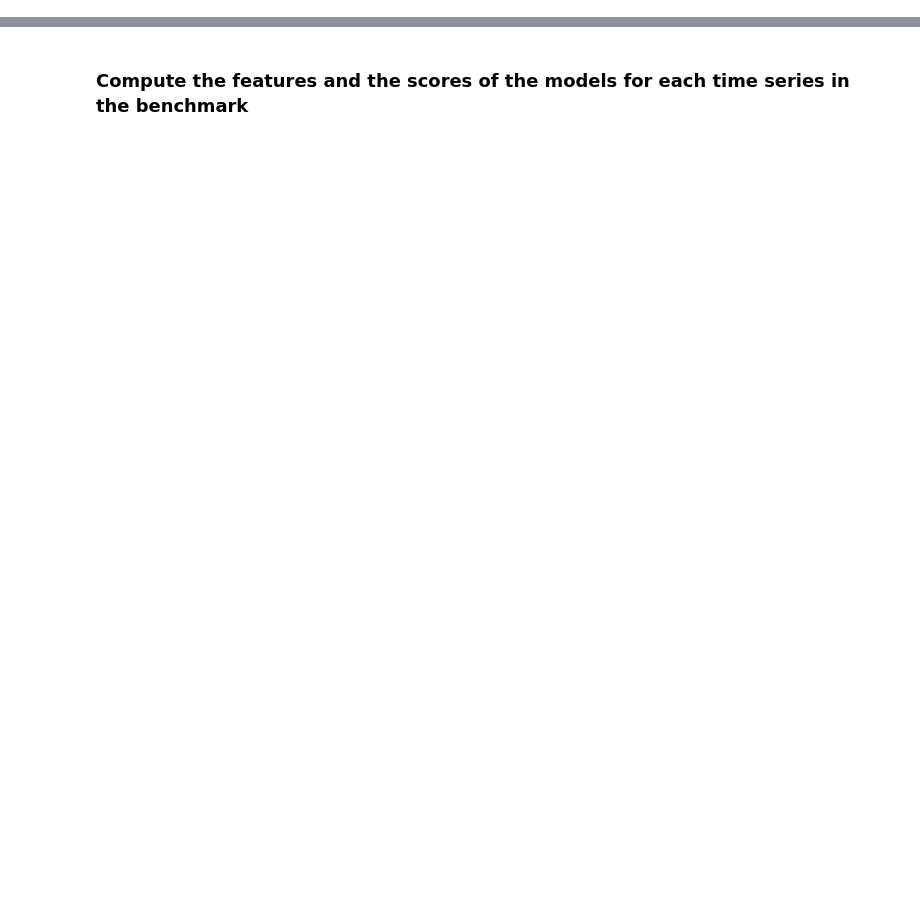
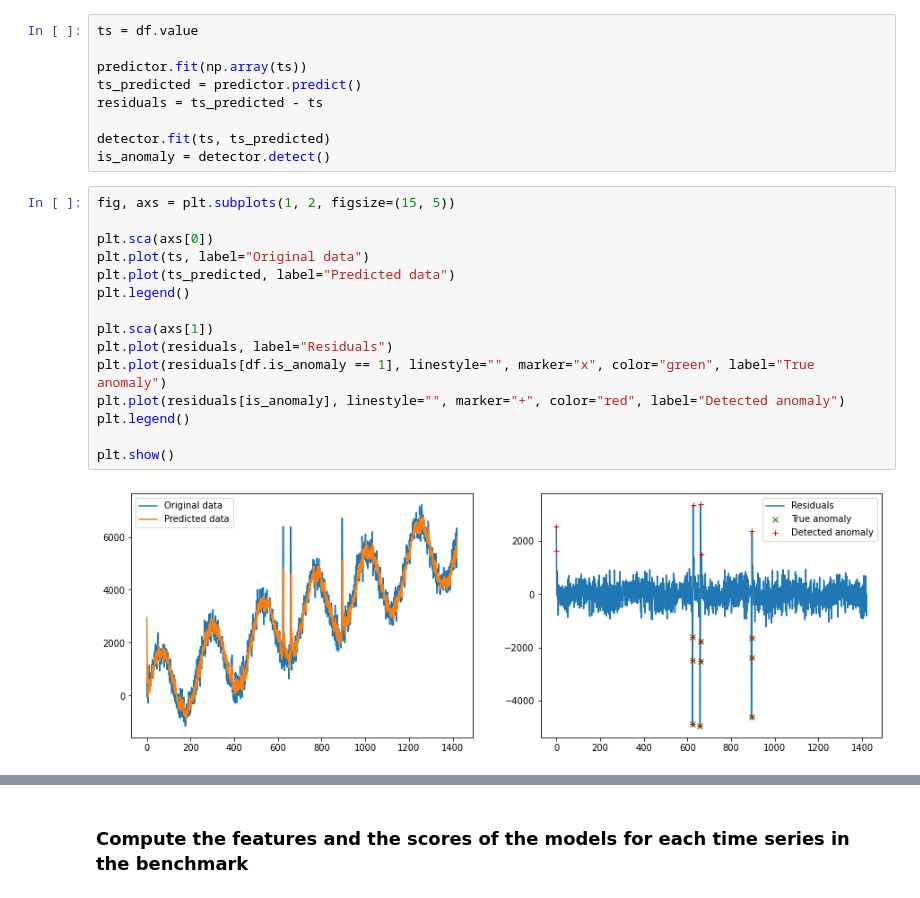
Before and after one commit to gbelouze/mva-time-series, a Jupyter notebook: notebooks/score_and_features.ipynb, the cells around one changed output, grey strips where cells are left out. Drawn from its saved outputs; the diff is of its cells as text; blank space fills up the shorter version.

```diff
--- a/notebooks/score_and_features.ipynb
+++ b/notebooks/score_and_features.ipynb
@@ -19,0 +30,26 @@ predictor_dict = {
+# %%
+ts = df.value
+
+predictor.fit(np.array(ts))
+ts_predicted = predictor.predict()
+residuals = ts_predicted - ts
+
+detector.fit(ts, ts_predicted)
+is_anomaly = detector.detect()
+# %%
+fig, axs = plt.subplots(1, 2, figsize=(15, 5))
+
+plt.sca(axs[0])
+plt.plot(ts, label="Original data")
+plt.plot(ts_predicted, label="Predicted data")
+plt.legend()
+
+plt.sca(axs[1])
+plt.plot(residuals, label="Residuals")
+plt.plot(residuals[df.is_anomaly == 1], linestyle="", marker="x", color="green", label="True anomaly")
+plt.plot(residuals[is_anomaly], linestyle="", marker="+", color="red", label="Detected anomaly")
+plt.legend()
+
+plt.show()
+# %% [output]
+[figure, added]
```
Also changed, not shown: parts of 23 cells of this notebook, 10 other files.
